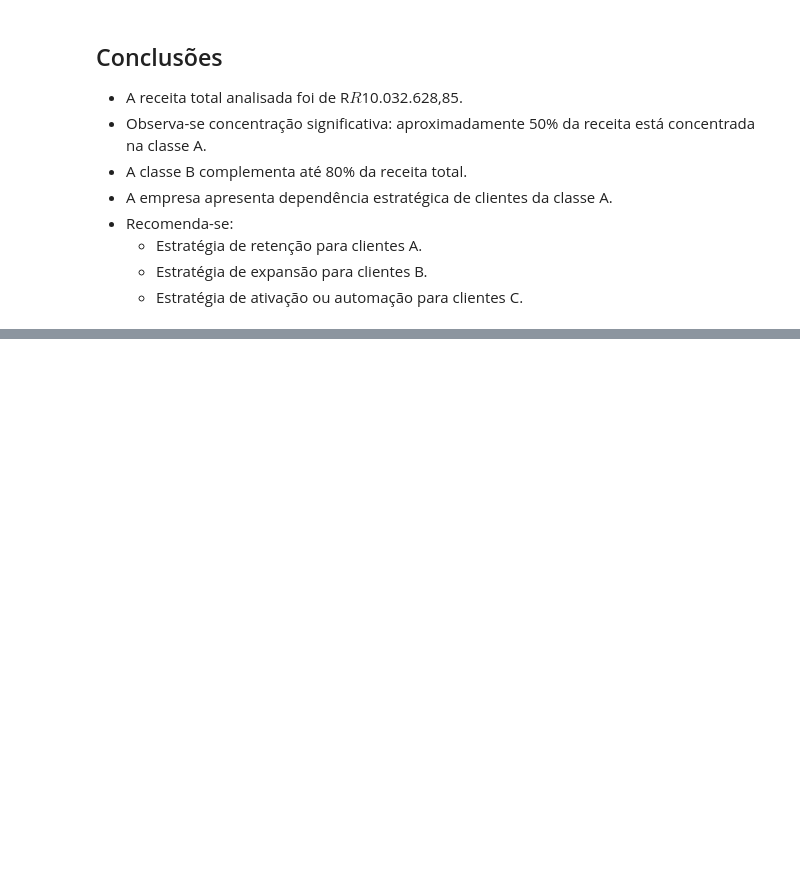
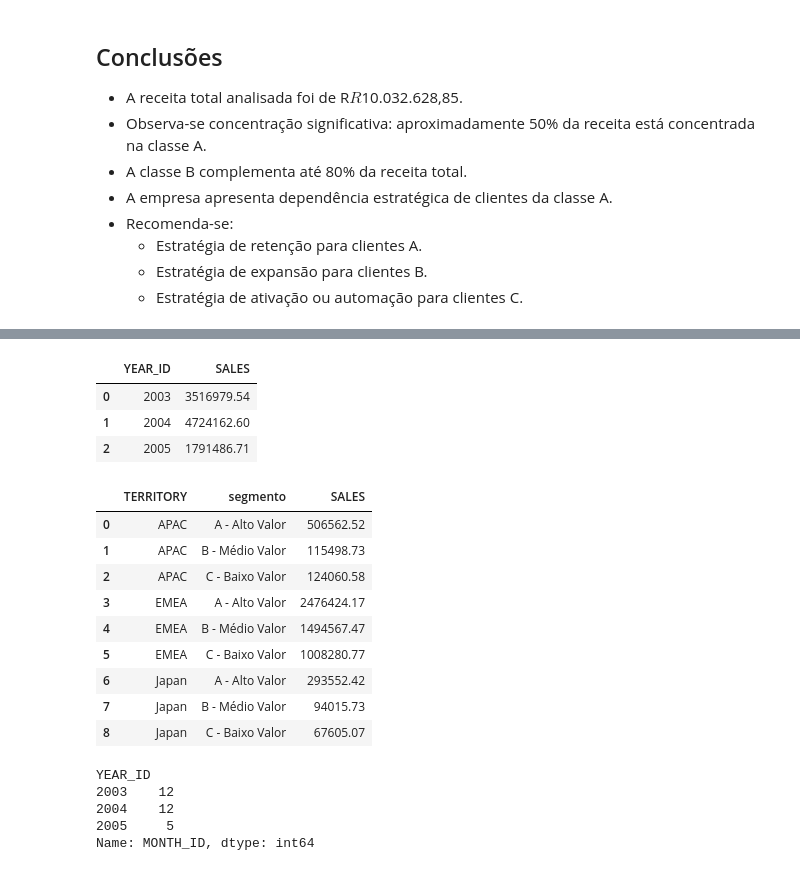
Before and after one commit to Jorge-print/data-portfolio-jorge, a Jupyter notebook: vendas/notebooks/analise_segmentacao_abc_clientes.ipynb, the cells around one changed output, grey strips where cells are left out. Saved outputs shown, nothing was run; the diff lists cells and outputs as text; code cells hidden in the pictures; blank space fills up the shorter version.

```diff
--- a/vendas/notebooks/analise_segmentacao_abc_clientes.ipynb
+++ b/vendas/notebooks/analise_segmentacao_abc_clientes.ipynb
@@ -124,0 +174,41 @@ plt.show()
+# %%
+# Receita por ano
+
+receita_ano = (df.groupby("YEAR_ID")["SALES"].sum().reset_index().sort_values("YEAR_ID"))
+
+
+receita_ano
+# %% [output]
+|  | YEAR_ID | SALES |
+| 0 | 2003 | 3516979.54 |
+| 1 | 2004 | 4724162.60 |
+| 2 | 2005 | 1791486.71 |
+# %%
+# Cruzamento ABC
+
+abc_territorio = df.merge(receita_cliente[["CUSTOMERNAME", "segmento"]], on= "CUSTOMERNAME")
+
+abc_territorio_resumo = (abc_territorio.groupby(["TERRITORY", "segmento"])["SALES"].sum().reset_index())
+
+abc_territorio_resumo
+# %% [output]
+|  | TERRITORY | segmento | SALES |
+| 0 | APAC | A - Alto Valor | 506562.52 |
+| 1 | APAC | B - Médio Valor | 115498.73 |
+| 2 | APAC | C - Baixo Valor | 124060.58 |
+| 3 | EMEA | A - Alto Valor | 2476424.17 |
+| 4 | EMEA | B - Médio Valor | 1494567.47 |
+| 5 | EMEA | C - Baixo Valor | 1008280.77 |
+| 6 | Japan | A - Alto Valor | 293552.42 |
+| 7 | Japan | B - Médio Valor | 94015.73 |
+| 8 | Japan | C - Baixo Valor | 67605.07 |
+# %%
+# Meses por ano
+
+df.groupby("YEAR_ID")["MONTH_ID"].nunique()
+# %% [output]
+YEAR_ID
+2003    12
+2004    12
+2005     5
+Name: MONTH_ID, dtype: int64
```
Also changed, not shown: parts of 5 cells of this notebook, 1 other file.
